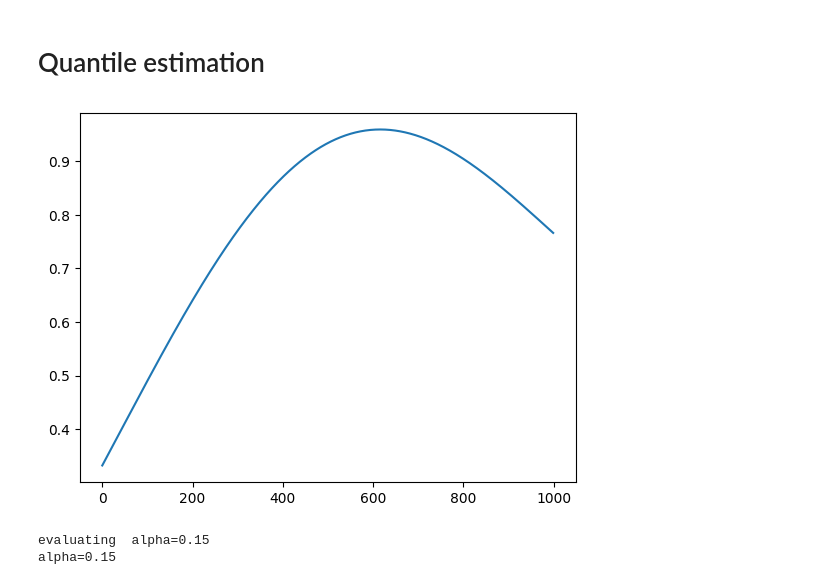
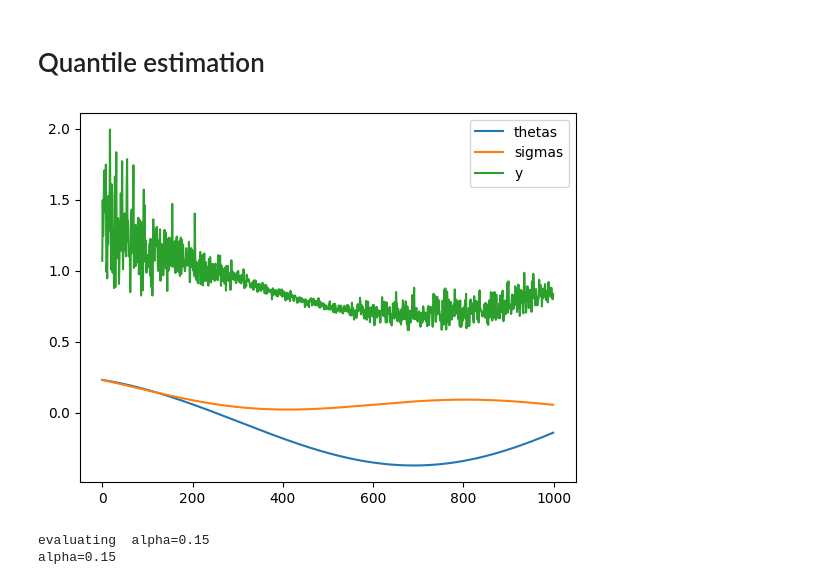
Before and after one commit to cvxgrp/ewmm_code, a Jupyter notebook: experiments.ipynb, the cells around one changed output. Cells and saved outputs as stored; diff of their text form; code cells hidden in the pictures.

```diff
--- a/experiments.ipynb
+++ b/experiments.ipynb
@@ -110,28 +125,45 @@ plt.savefig("../ewmm/figures/logistic_time.pdf")
 # %%
 sigma_sample = .2
 np.random.seed(13)
 
 T = 1000
 d = 1
-four = RandomFourier(d=d, T=T, k_fouier=10, sigma=.1)
-_, _, thetas = four.gen(T)
-thetas = thetas[:, 0]
-y = sp.stats.lognorm.rvs(s=sigma_sample, scale=np.exp(thetas))
+# four = RandomFourier(d=d, T=T, k_fouier=10, sigma=.1)
+# _, _, thetas = four.gen(T)
+# thetas = thetas[:, 0]
+
+a = np.array([-.17])
+b = np.array([.23])
+c = np.array([-.12])
+d = np.array([.13])
+P_1 = 2100
+P_2 = 1500
+P_3 = 1100
+P_4 = 1700
+t = np.arange(T)
+thetas = a * np.sin((2 * np.pi * t)/ P_1) + b * np.cos((2 * np.pi * t)/ P_2)
+sigmas = c * np.sin((2 * np.pi * t)/ P_3) + d * np.cos((2 * np.pi * t)/ P_4) + .1
+
+y = sp.stats.lognorm.rvs(s=sigmas, scale=np.exp(thetas))
+# y = np.random.randn(T) * sigmas + thetas
 
 plt.plot(thetas, label="thetas")
+plt.plot(sigmas, label="sigmas")
+plt.plot(y, label="y")
+plt.legend()
 
-H = 100
+H = 70
 gamma = (1/2) ** (1/H)
 models = []
 for alpha in [.15,.5,.85]:
     qest = QuantileEstimator(alpha, gamma)
     qest_tail = QuantileEstimator(alpha, gamma, tail_approx = 100)
     qest_tail_grad = QuantileEstimator(alpha, gamma, tail_approx = 100, grad=True)
     models.append(qest)
     models.append(qest_tail)
     models.append(qest_tail_grad)
 # %% [output]
-[figure, old version]
+[figure, new version]
 # %%
 eval = Evaluator(models, None, y, thetas)
 # eval = Evaluator(models[-1:], None, y, thetas)
```
Also changed, not shown: parts of 7 cells of this notebook, 1 other file.
